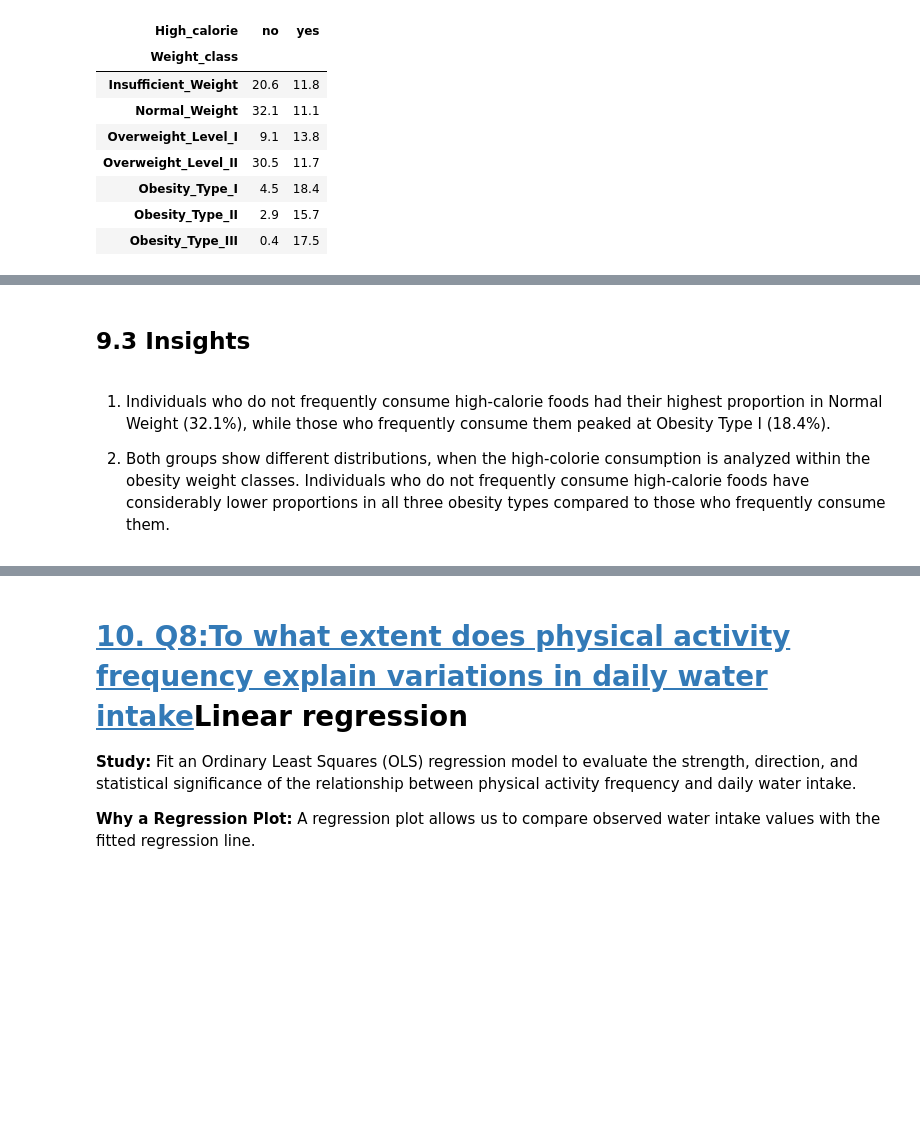
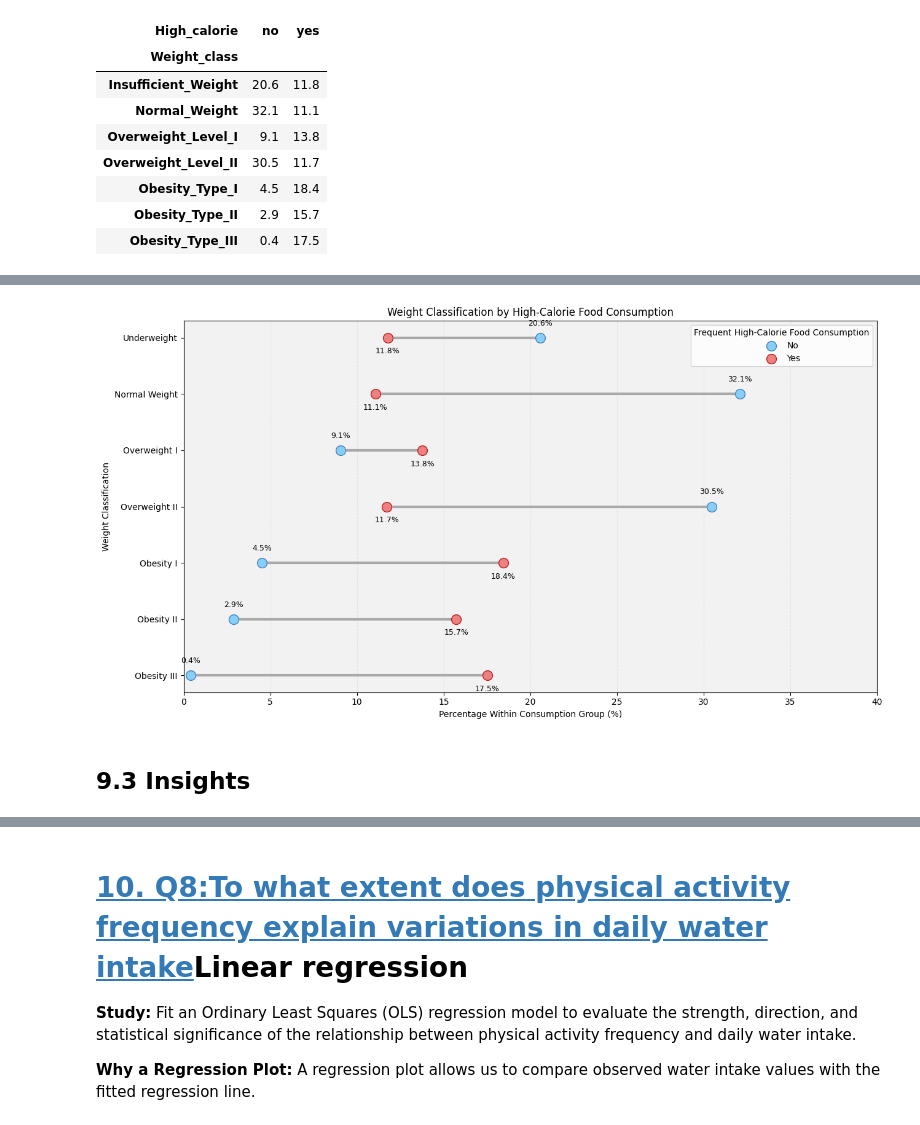
Before and after one commit to LeylahfrA01178568/2039_data_visualization, a Jupyter notebook: A10_presentation.ipynb, the cells around one changed output, grey strips where cells are left out. Cells and saved outputs as stored; diff of their text form; code cells hidden in the pictures; blank space fills up the shorter version.

```diff
--- a/A10_presentation.ipynb
+++ b/A10_presentation.ipynb
@@ -994,6 +939,75 @@ plt.show()
+# %%
+import matplotlib.pyplot as plt
+import matplotlib.patheffects as pe
+import numpy as np
+
+# Position of weight categories
+y = np.arange(len(calorie_pct))
+
+fig, ax = plt.subplots(figsize=(13, 7))
+
+# Connect the two percentages in each category
+for i in range(len(calorie_pct)):
+    ax.plot(
+        [calorie_pct['no'].iloc[i], calorie_pct['yes'].iloc[i]],
+        [y[i], y[i]],
+        color='darkgrey',
+        linewidth=3,
+        zorder=1
+    )
+
+# Plot the percentages for both groups
+ax.scatter(
+    calorie_pct['no'], y,
+    color='lightskyblue',
+    edgecolor='steelblue',
+    s=130,
+    label='No',
+    zorder=3
+)
+
+ax.scatter(
+    calorie_pct['yes'], y,
+    color='lightcoral',
+    edgecolor='firebrick',
+    s=130,
+    label='Yes',
+    zorder=3
+)
+
+# Add percentage labels
+for i in range(len(calorie_pct)):
+    ax.text(calorie_pct['no'].iloc[i],
+            y[i] - 0.22,
+            f"{calorie_pct['no'].iloc[i]:.1f}%",
+            ha='center', fontsize=9)
+
+    ax.text(calorie_pct['yes'].iloc[i],
+            y[i] + 0.28,
+            f"{calorie_pct['yes'].iloc[i]:.1f}%",
+            ha='center', fontsize=9)
+
+# Formatting
+ax.set_yticks(y)
+ax.set_yticklabels([
+    'Underweight', 'Normal Weight', 'Overweight I',
+    'Overweight II', 'Obesity I', 'Obesity II', 'Obesity III'
+])
+
+ax.invert_yaxis()
+ax.set_xlim(0, 40)
+ax.set_facecolor('#F2F2F2')
+ax.grid(axis='x', color='lightblue', linestyle='--', alpha=0.4)
+ax.set_axisbelow(True)
+
+plt.title('Weight Classification by High-Calorie Food Consumption')
+plt.xlabel(' Percentage Within Consumption Group (%)')
+plt.ylabel('Weight Classification')
+plt.legend(title='Frequent High-Calorie Food Consumption')
+
+plt.tight_layout()
+plt.show()
+# %% [output]
+[figure, added]
 # %% [markdown]
 ## 9.3 Insights
-# %% [markdown]
-1. Individuals who do not frequently consume high-calorie foods had their highest proportion in Normal Weight (32.1%), while those who frequently consume them peaked at Obesity Type I (18.4%).
-
-2. Both groups show different distributions, when the high-colorie consumption is analyzed within the obesity weight classes.  Individuals who do not frequently consume high-calorie foods have considerably lower proportions in all three obesity types compared to those who frequently consume them.
```
Also changed, not shown: parts of 10 cells of this notebook.
